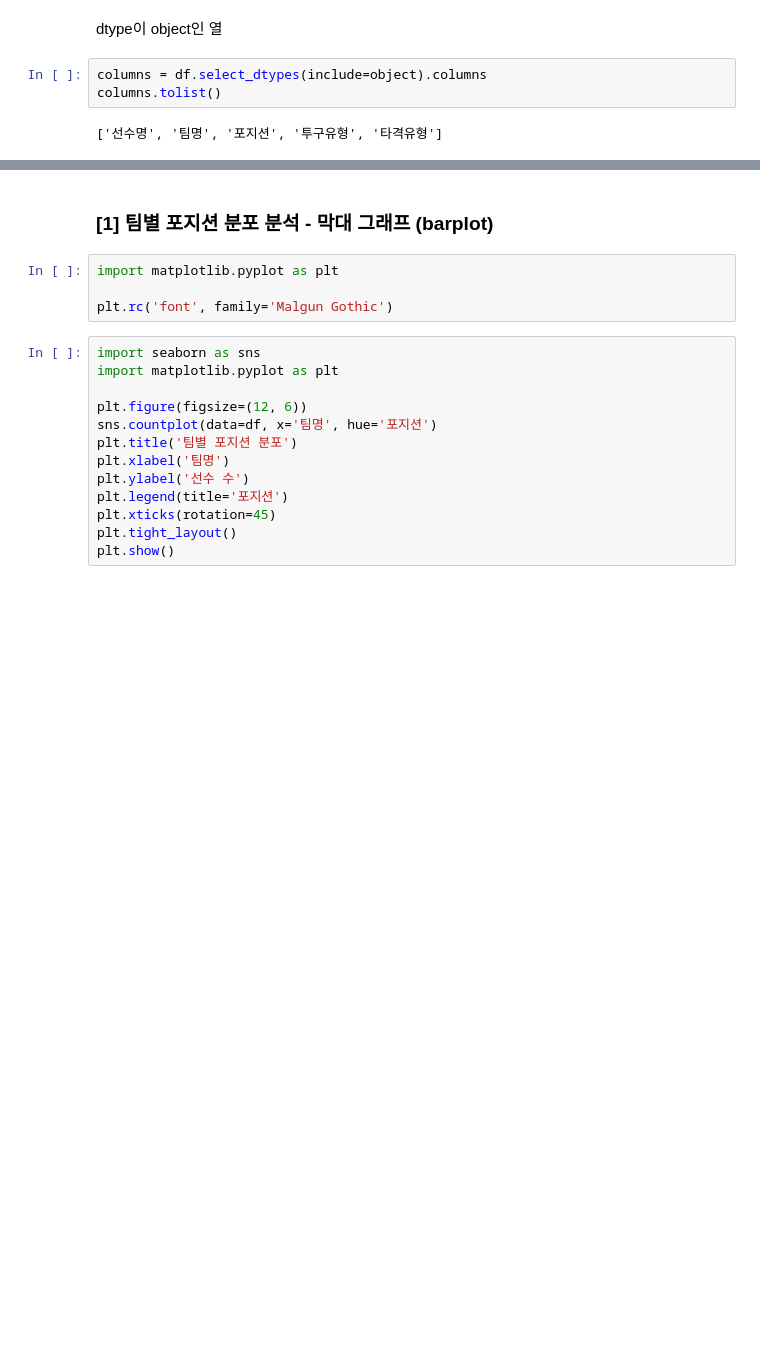
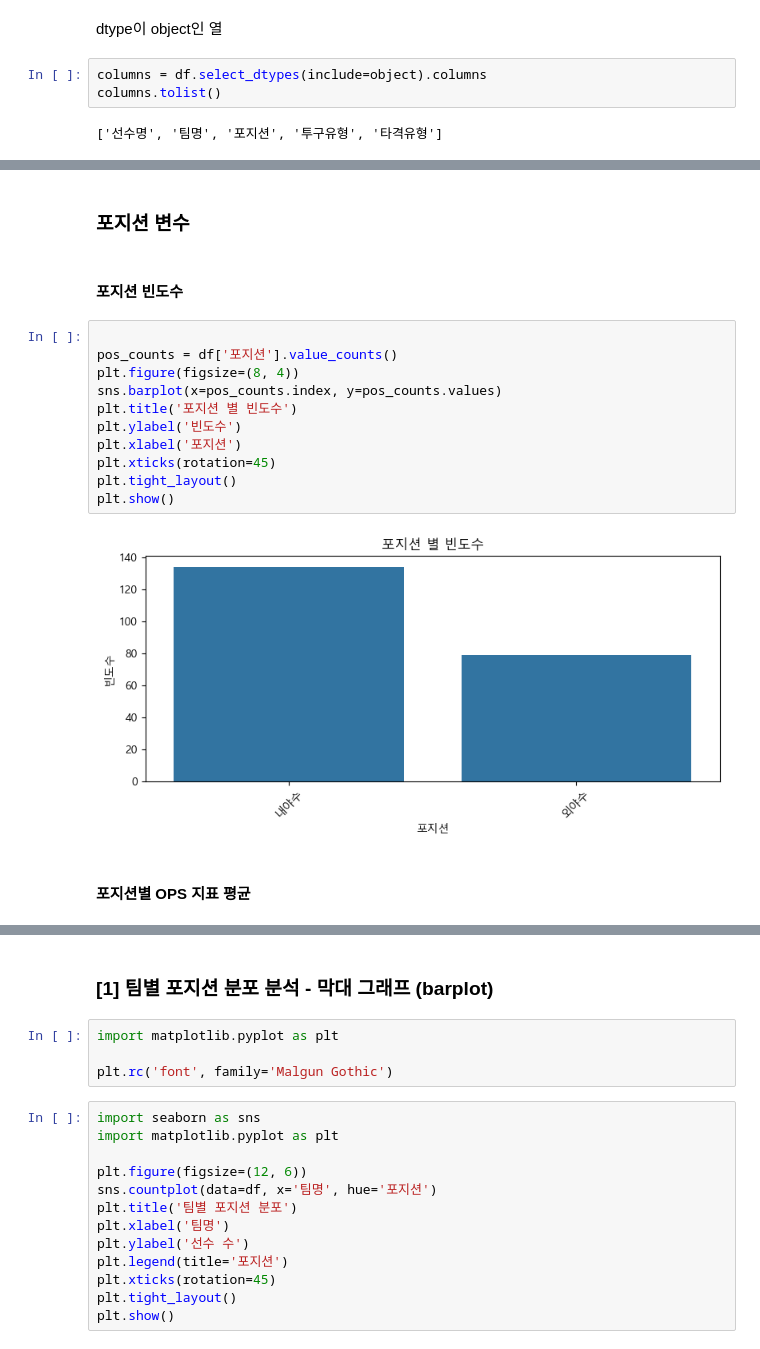
Before and after one commit to Seonyeol-Jeong/KBO_analysis, a Jupyter notebook: 변수.ipynb, the cells around one changed output, grey strips where cells are left out. Saved outputs shown, nothing was run; the diff lists cells and outputs as text; blank space fills up the shorter version.

```diff
--- a/변수.ipynb
+++ b/변수.ipynb
@@ -74,0 +126,19 @@ columns.tolist()
+# %% [markdown]
+### 포지션 변수
+# %% [markdown]
+#### 포지션 빈도수
+# %%
+
+pos_counts = df['포지션'].value_counts()
+plt.figure(figsize=(8, 4))
+sns.barplot(x=pos_counts.index, y=pos_counts.values)
+plt.title('포지션 별 빈도수')
+plt.ylabel('빈도수')
+plt.xlabel('포지션')
+plt.xticks(rotation=45)
+plt.tight_layout()
+plt.show()
+# %% [output]
+[figure, added]
+# %% [markdown]
+#### 포지션별 OPS 지표 평균
```
Also changed, not shown: parts of 22 cells of this notebook.
